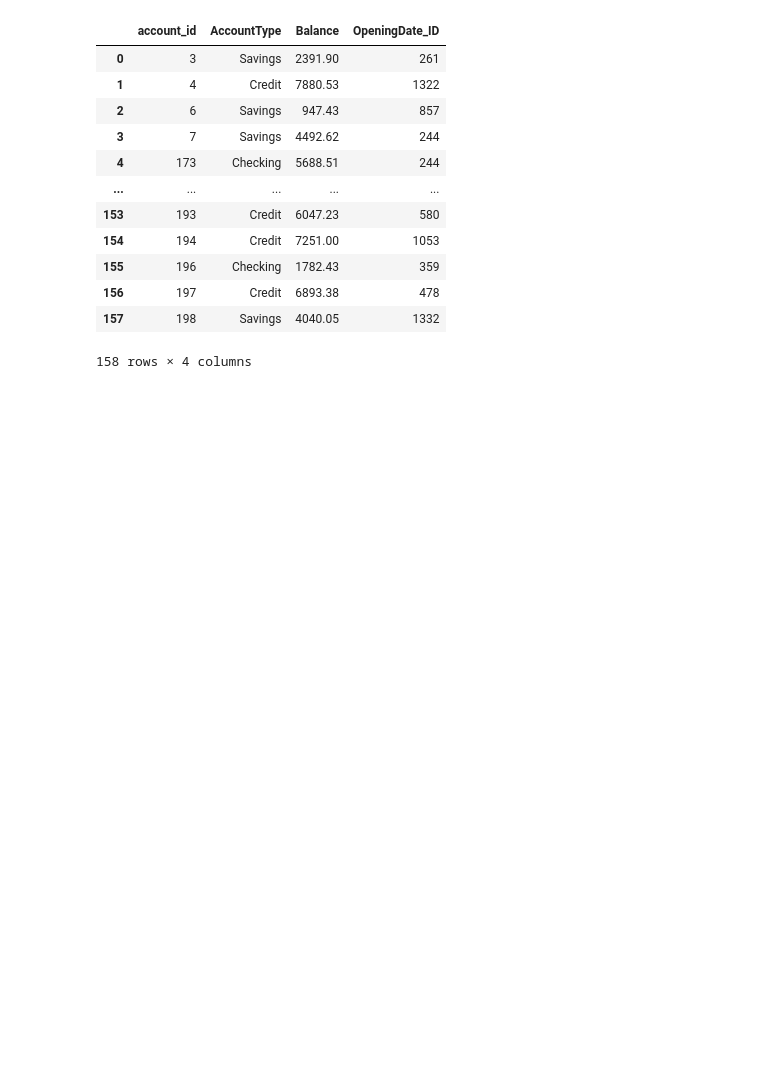
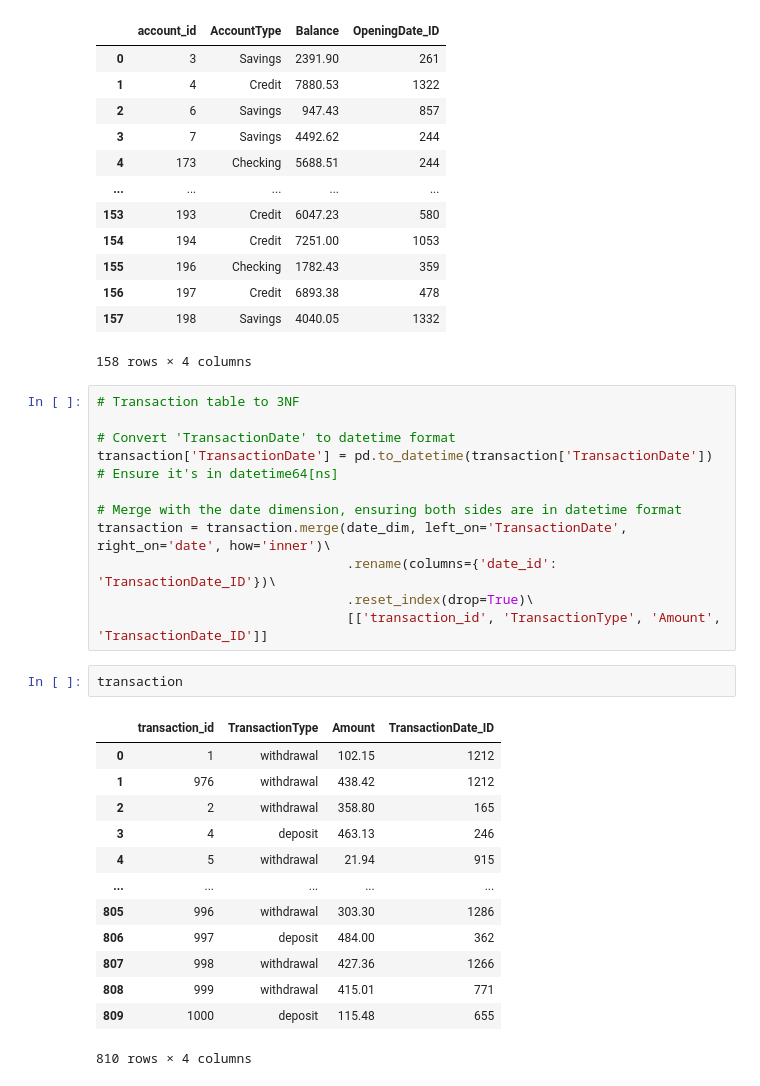
Before and after one commit to ridwanxyzcloud/Data-Modeling-_-Warehousing-and-Implementation, a Jupyter notebook: zulo bank notebook.ipynb, the cells around one changed output. Saved outputs shown, nothing was run; the diff lists cells and outputs as text; blank space fills up the shorter version.

```diff
--- a/zulo bank notebook.ipynb
+++ b/zulo bank notebook.ipynb
@@ -257,3 +255,30 @@ account
 | 156 | 197 | Credit | 6893.38 | 478 |
 | 157 | 198 | Savings | 4040.05 | 1332 |
 158 rows × 4 columns
+# %%
+# Transaction table to 3NF
+
+# Convert 'TransactionDate' to datetime format
+transaction['TransactionDate'] = pd.to_datetime(transaction['TransactionDate'])  # Ensure it's in datetime64[ns]
+
+# Merge with the date dimension, ensuring both sides are in datetime format
+transaction = transaction.merge(date_dim, left_on='TransactionDate', right_on='date', how='inner')\
+                                .rename(columns={'date_id': 'TransactionDate_ID'})\
+                                .reset_index(drop=True)\
+                                [['transaction_id', 'TransactionType', 'Amount', 'TransactionDate_ID']]
+# %%
+transaction
+# %% [output]
+|  | transaction_id | TransactionType | Amount | TransactionDate_ID |
+| 0 | 1 | withdrawal | 102.15 | 1212 |
+| 1 | 976 | withdrawal | 438.42 | 1212 |
+| 2 | 2 | withdrawal | 358.80 | 165 |
+| 3 | 4 | deposit | 463.13 | 246 |
+| 4 | 5 | withdrawal | 21.94 | 915 |
+| ... | ... | ... | ... | ... |
+| 805 | 996 | withdrawal | 303.30 | 1286 |
+| 806 | 997 | deposit | 484.00 | 362 |
+| 807 | 998 | withdrawal | 427.36 | 1266 |
+| 808 | 999 | withdrawal | 415.01 | 771 |
+| 809 | 1000 | deposit | 115.48 | 655 |
+810 rows × 4 columns
```
Also changed, not shown: parts of 5 cells of this notebook.
